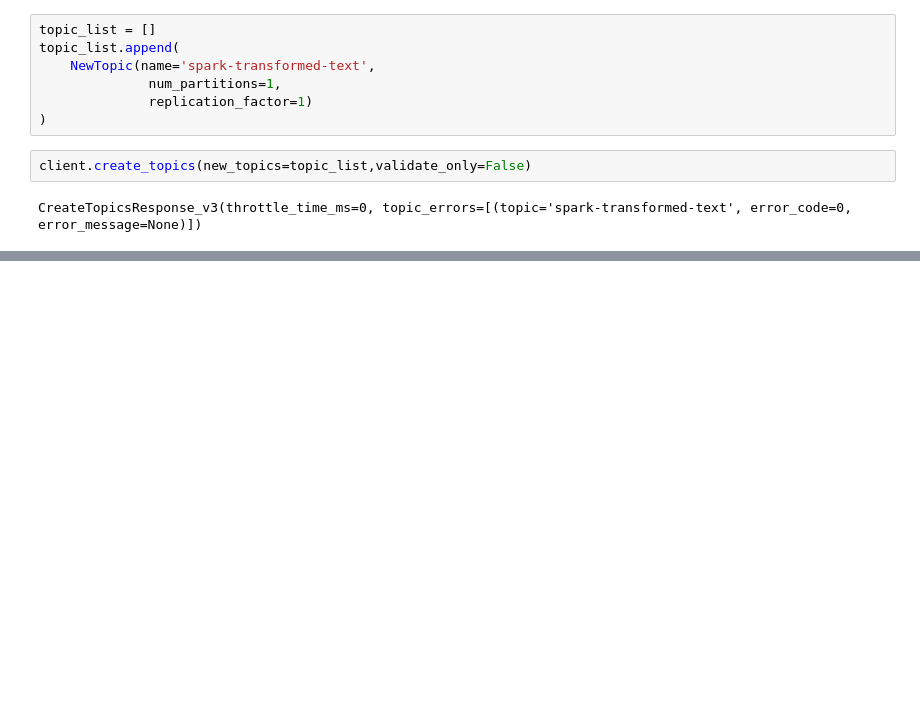
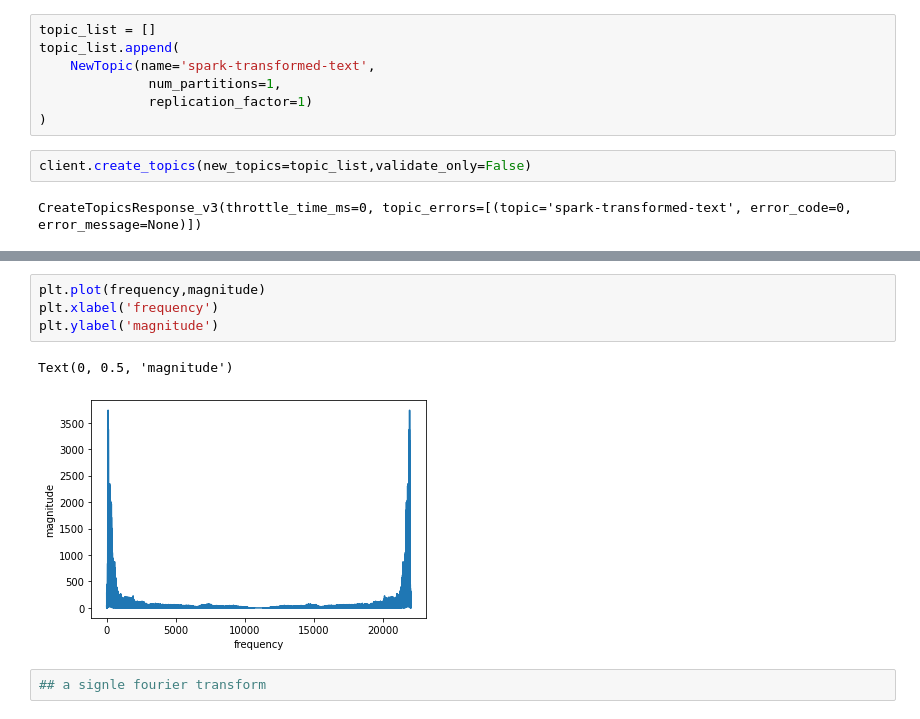
Before and after one commit to STT-data-collection/STT-Data-Collection, a Jupyter notebook: spark/spark_notebook.ipynb, the cells around one changed output, grey strips where cells are left out. Saved outputs shown, nothing was run; the diff lists cells and outputs as text; blank space fills up the shorter version.

```diff
--- a/spark/spark_notebook.ipynb
+++ b/spark/spark_notebook.ipynb
@@ -194,0 +133,9 @@ only showing top 20 rows
+# %%
+plt.plot(frequency,magnitude)
+plt.xlabel('frequency')
+plt.ylabel('magnitude')
+# %% [output]
+Text(0, 0.5, 'magnitude')
+[figure, added]
+# %%
+## a signle fourier transform
```
Also changed, not shown: parts of 69 cells of this notebook.
